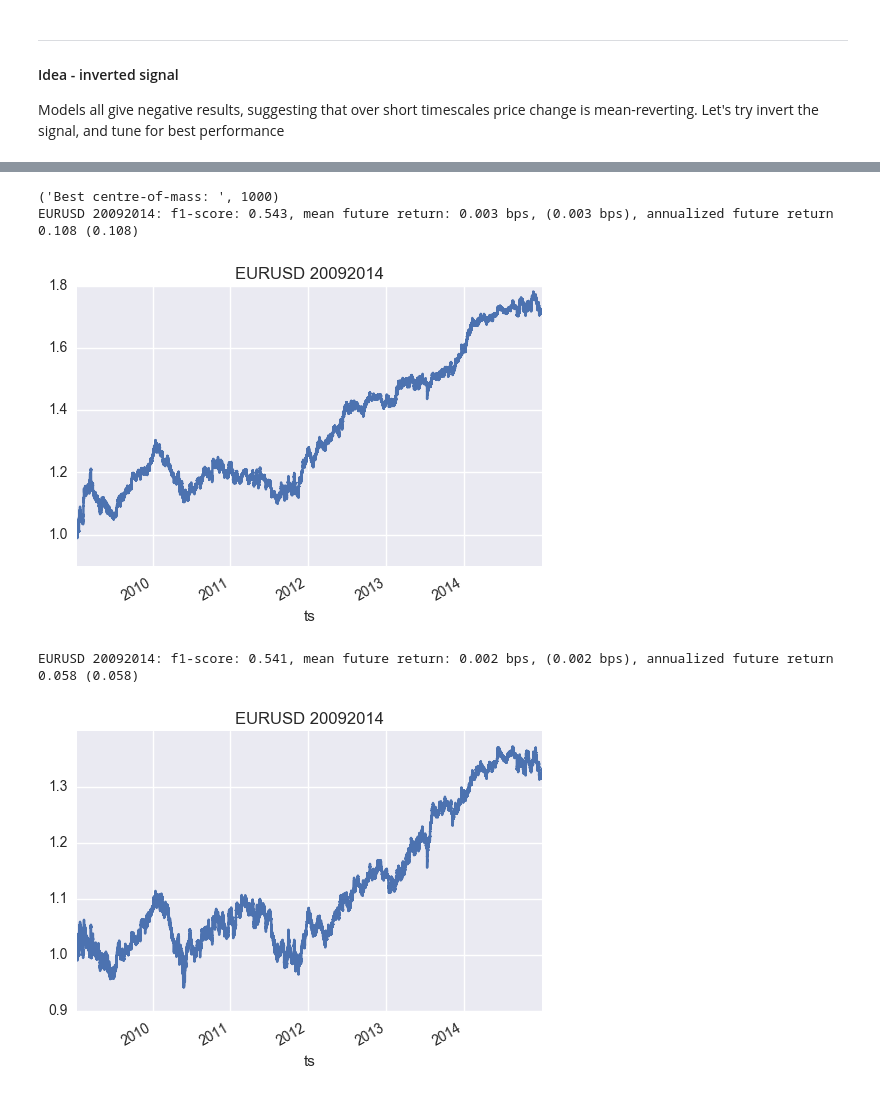
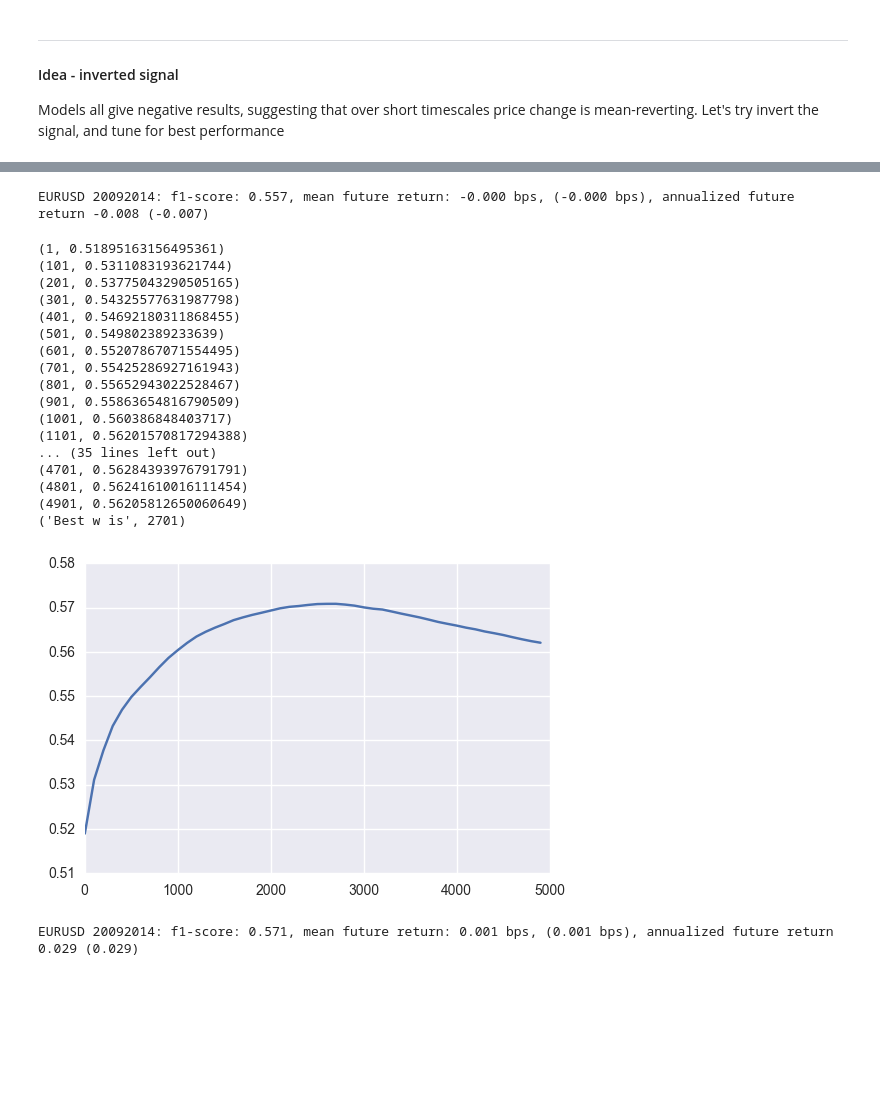
Before and after one commit to andrewwilson/mlnd_capstone, a Jupyter notebook: evaluatebaselinemodels-train.ipynb, the cells around one changed output, grey strips where cells are left out. Cells and saved outputs as stored; diff of their text form; code cells hidden in the pictures; blank space fills up the shorter version.

```diff
--- a/evaluatebaselinemodels-train.ipynb
+++ b/evaluatebaselinemodels-train.ipynb
@@ -118,16 +153,52 @@ print("Best w is", w)
 # %%
-print("Best centre-of-mass: ", best_w)
-model = Baseline02SMA(lookahead=1, window=best_w)
+model = Baseline02SMA(lookahead=1, window=3601)
 Y_test_pred = 1.0 - model.predict(prices_test)
 metrics.performance_report(title,  prices_test,  lookahead, Y_test, Y_test_pred, cum_return_plot=False, heatmap=False);
 # %% [output]
-('Best centre-of-mass: ', 1000)
-EURUSD 20092014: f1-score: 0.543, mean future return: 0.003 bps, (0.003 bps), annualized future return 0.108 (0.108)
+EURUSD 20092014: f1-score: 0.557, mean future return: -0.000 bps, (-0.000 bps), annualized future return -0.008 (-0.007)
-[figure, removed]
+# %%
+ws = []
+f1s = []
+best = None
+best_w = None
+#for w in range(1,21):
+#for w in range(21,201,10):
+for w in range(1,5001,100):
+    model = Baseline02EWMA(lookahead=1, centre_of_mass=w)
+    Y_test_pred = 1.0 - model.predict(prices_test)
+    m = metrics.performance_report(title,  prices_test,  lookahead, Y_test, Y_test_pred, no_print=True);
+    ws.append(w)
+    f1s.append(m['f1_score'])
+    print (w, m['f1_score'])
+
+    if best is None or m['f1_score'] > best:
+        best = m['f1_score']
+        best_w = w
+
+plt.plot(ws, f1s)
+print("Best w is", best_w)
+# %% [output]
+(1, 0.51895163156495361)
+(101, 0.5311083193621744)
+(201, 0.53775043290505165)
+(301, 0.54325577631987798)
+(401, 0.54692180311868455)
+(501, 0.549802389233639)
+(601, 0.55207867071554495)
+(701, 0.55425286927161943)
+(801, 0.55652943022528467)
+(901, 0.55863654816790509)
+(1001, 0.560386848403717)
+(1101, 0.56201570817294388)
+... (35 lines left out)
+(4701, 0.56284393976791791)
+(4801, 0.56241610016111454)
+(4901, 0.56205812650060649)
+('Best w is', 2701)
+[figure, added]
 # %%
-model = Baseline02SMA(lookahead=1, window=w)
+model = Baseline02EWMA(lookahead=1, centre_of_mass=2701)
 Y_test_pred = 1.0 - model.predict(prices_test)
 metrics.performance_report(title,  prices_test,  lookahead, Y_test, Y_test_pred, cum_return_plot=False, heatmap=False);
 # %% [output]
-EURUSD 20092014: f1-score: 0.541, mean future return: 0.002 bps, (0.002 bps), annualized future return 0.058 (0.058)
+EURUSD 20092014: f1-score: 0.571, mean future return: 0.001 bps, (0.001 bps), annualized future return 0.029 (0.029)
-[figure, removed]
```
Also changed, not shown: parts of 5 cells of this notebook, 3 other files.
